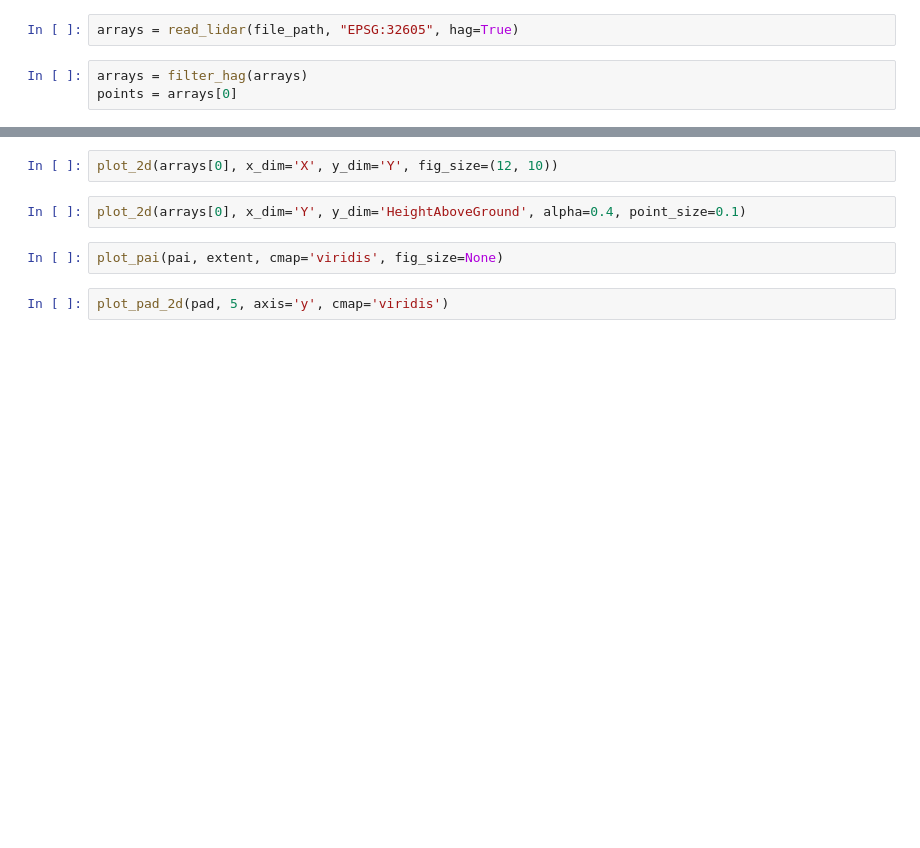
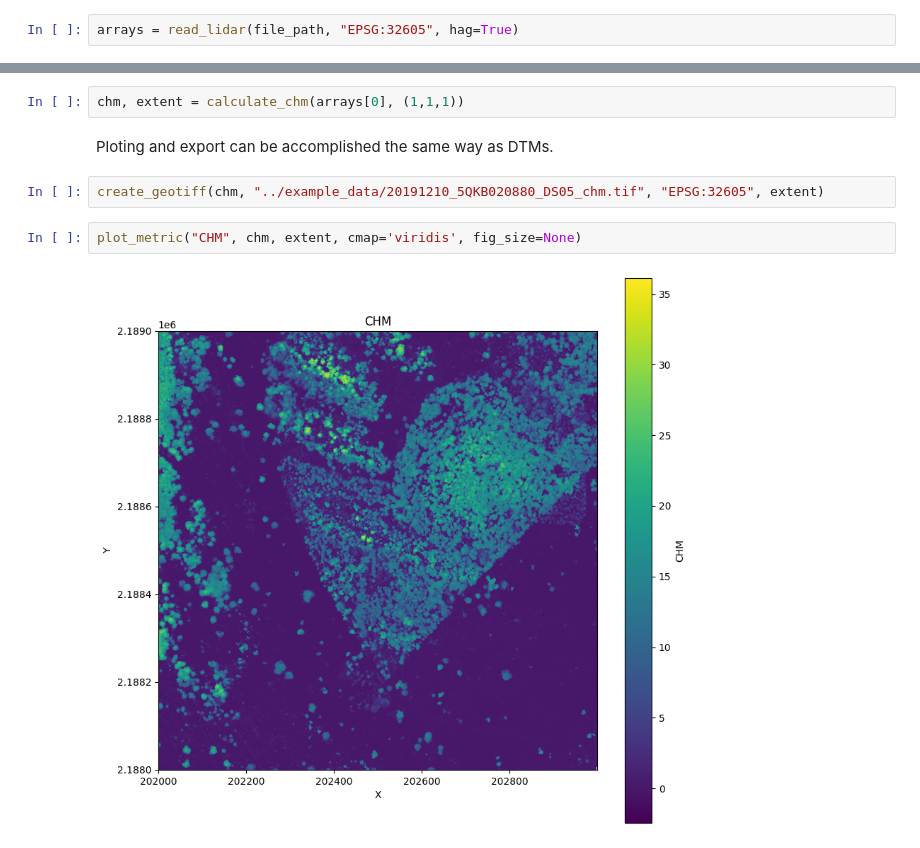
Before and after one commit to iosefa/PyForestScan, a Jupyter notebook: docs/examples/getting-started.ipynb, the cells around one changed output, grey strips where cells are left out. Cells and saved outputs as stored; diff of their text form; blank space fills up the shorter version.

```diff
--- a/docs/examples/getting-started.ipynb
+++ b/docs/examples/getting-started.ipynb
@@ -27,5 +45,2 @@ create_geotiff(dtm, "../example_data/20191210_5QKB020880_DS05_dtm.tif", "EPSG:32
 # %%
 arrays = read_lidar(file_path, "EPSG:32605", hag=True)
-# %%
-arrays = filter_hag(arrays)
-points = arrays[0]
@@ -47,8 +47,10 @@ plot_2d(arrays[0], x_dim='Y', y_dim='Z', alpha=0.5, point_size=0.1, fig_size=(30
-# %%
-plot_2d(arrays[0], x_dim='X', y_dim='Y', fig_size=(12, 10))
-# %%
-plot_2d(arrays[0], x_dim='Y', y_dim='HeightAboveGround', alpha=0.4, point_size=0.1)
+# %%
+chm, extent = calculate_chm(arrays[0], (1,1,1))
+# %% [markdown]
+Ploting and export can be accomplished the same way as DTMs.
+# %%
+create_geotiff(chm, "../example_data/20191210_5QKB020880_DS05_chm.tif", "EPSG:32605", extent)
 # %%
-plot_pai(pai, extent, cmap='viridis', fig_size=None)
+plot_metric("CHM", chm, extent, cmap='viridis', fig_size=None)
+# %% [output]
+[figure, added]
-# %%
-plot_pad_2d(pad, 5, axis='y', cmap='viridis')
```
Also changed, not shown: parts of 25 cells of this notebook, 4 other files.
